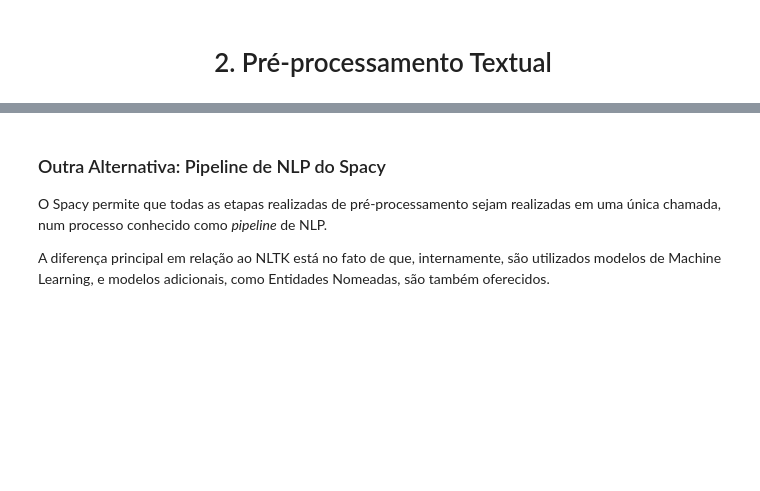
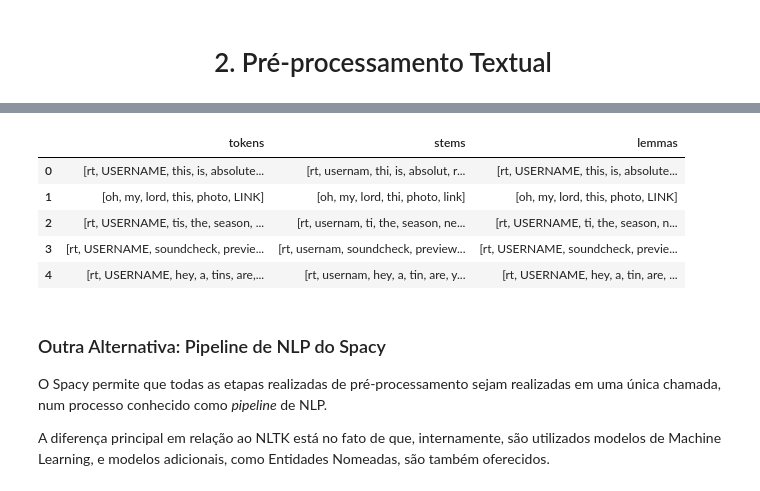
Before and after one commit to webmedia2022-nlp/course-code, a Jupyter notebook: NLP_WebMedia2022.ipynb, the cells around one changed output, grey strips where cells are left out. Drawn from its saved outputs; the diff is of its cells as text; code cells hidden in the pictures; blank space fills up the shorter version.

```diff
--- a/NLP_WebMedia2022.ipynb
+++ b/NLP_WebMedia2022.ipynb
@@ -700,3 +803,14 @@ data.head()
+# %%
+data['stems'] = data['tokens'].apply(pipeline.stemming)
+data['lemmas'] = data['tokens'].apply(pipeline.lemmatization)
+data[['tokens', 'stems', 'lemmas']].head()
+# %% [output]
+|  | tokens | stems | lemmas |
+| 0 | [rt, USERNAME, this, is, absolute... | [rt, usernam, thi, is, absolut, r... | [rt, USERNAME, this, is, absolute... |
+| 1 | [oh, my, lord, this, photo, LINK] | [oh, my, lord, thi, photo, link] | [oh, my, lord, this, photo, LINK] |
+| 2 | [rt, USERNAME, tis, the, season, ... | [rt, usernam, ti, the, season, ne... | [rt, USERNAME, ti, the, season, n... |
+| 3 | [rt, USERNAME, soundcheck, previe... | [rt, usernam, soundcheck, preview... | [rt, USERNAME, soundcheck, previe... |
+| 4 | [rt, USERNAME, hey, a, tins, are,... | [rt, usernam, hey, a, tin, are, y... | [rt, USERNAME, hey, a, tin, are, ... |
 # %% [markdown]
 ### Outra Alternativa: Pipeline de NLP do Spacy
 
```
Also changed, not shown: parts of 132 cells of this notebook.
